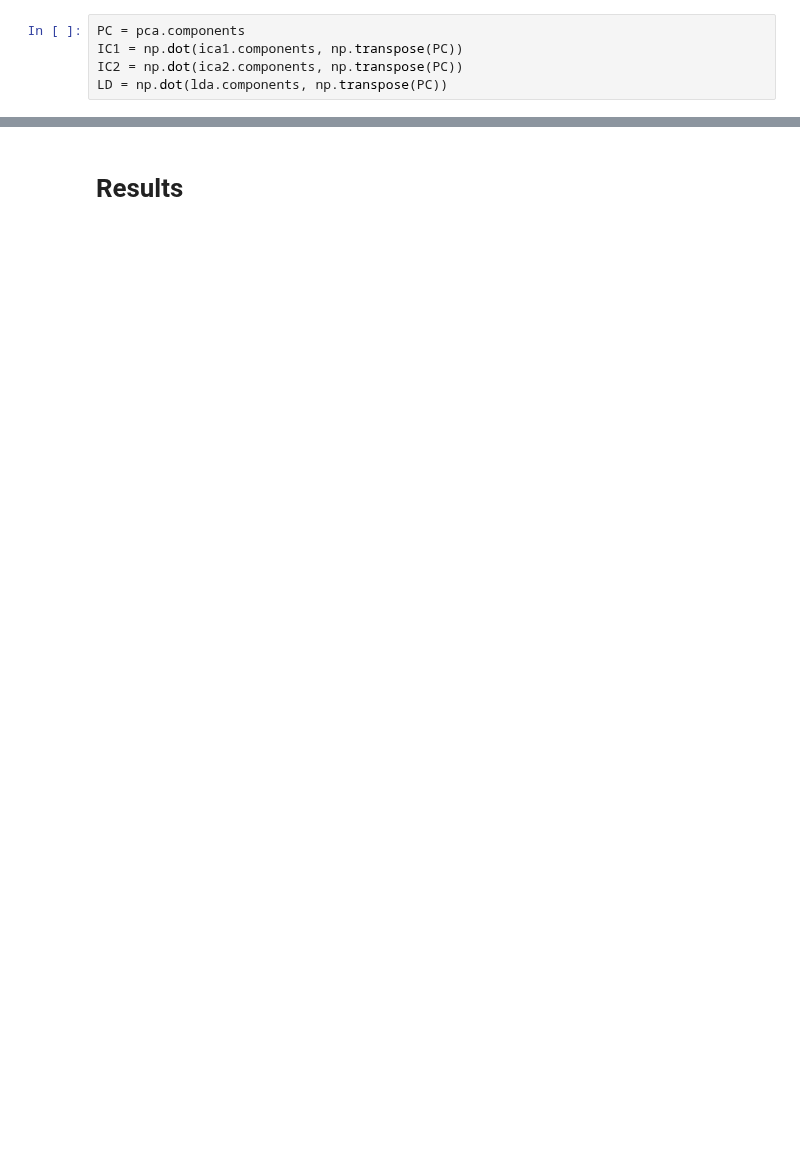
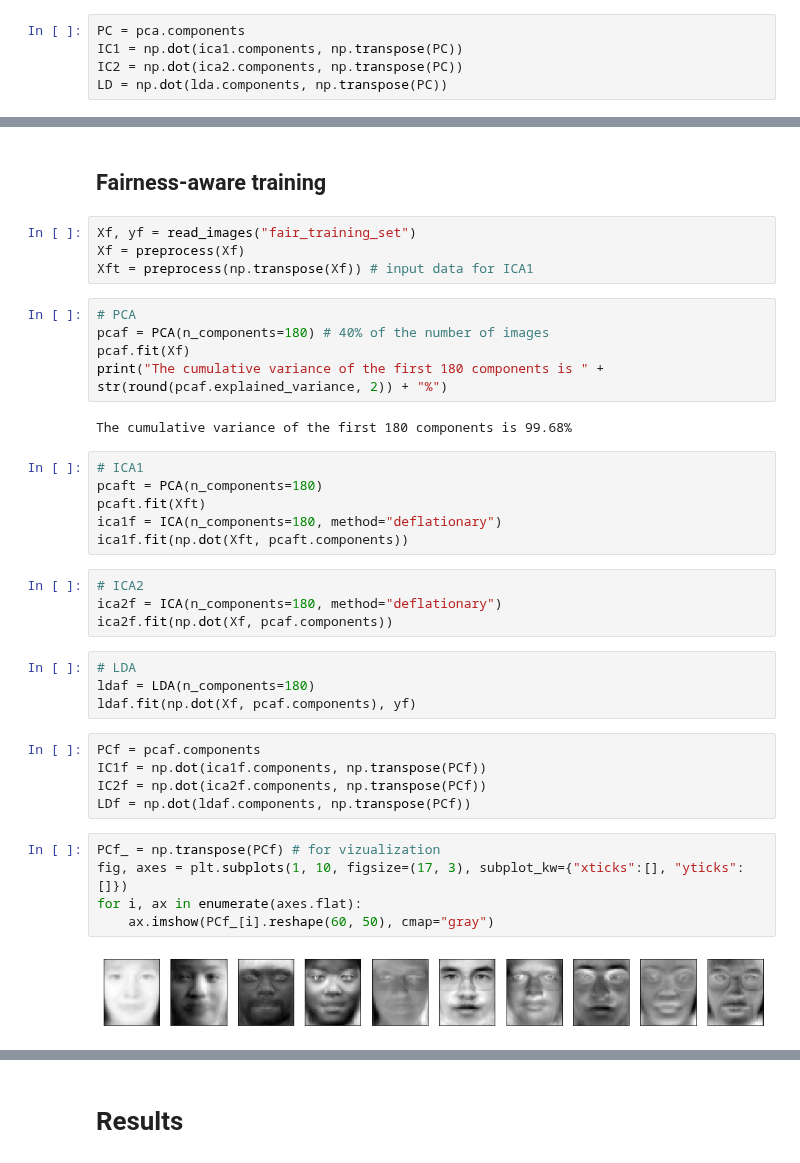
Before and after one commit to mideaconu/face-recognition, a Jupyter notebook: notebook/comparative-FERET-study.ipynb, the cells around one changed output, grey strips where cells are left out. Drawn from its saved outputs; the diff is of its cells as text; blank space fills up the shorter version.

```diff
--- a/notebook/comparative-FERET-study.ipynb
+++ b/notebook/comparative-FERET-study.ipynb
@@ -120,0 +104,39 @@ for i, ax in enumerate(axes.flat):
+# %% [markdown]
+## Fairness-aware training
+# %%
+Xf, yf = read_images("fair_training_set")
+Xf = preprocess(Xf)
+Xft = preprocess(np.transpose(Xf)) # input data for ICA1
+# %%
+# PCA
+pcaf = PCA(n_components=180) # 40% of the number of images
+pcaf.fit(Xf)
+print("The cumulative variance of the first 180 components is " + str(round(pcaf.explained_variance, 2)) + "%")
+# %% [output]
+The cumulative variance of the first 180 components is 99.68%
+# %%
+# ICA1
+pcaft = PCA(n_components=180)
+pcaft.fit(Xft)
+ica1f = ICA(n_components=180, method="deflationary")
+ica1f.fit(np.dot(Xft, pcaft.components))
+# %%
+# ICA2
+ica2f = ICA(n_components=180, method="deflationary")
+ica2f.fit(np.dot(Xf, pcaf.components))
+# %%
+# LDA
+ldaf = LDA(n_components=180)
+ldaf.fit(np.dot(Xf, pcaf.components), yf)
+# %%
+PCf = pcaf.components
+IC1f = np.dot(ica1f.components, np.transpose(PCf))
+IC2f = np.dot(ica2f.components, np.transpose(PCf))
+LDf = np.dot(ldaf.components, np.transpose(PCf))
+# %%
+PCf_ = np.transpose(PCf) # for vizualization
+fig, axes = plt.subplots(1, 10, figsize=(17, 3), subplot_kw={"xticks":[], "yticks":[]})
+for i, ax in enumerate(axes.flat):
+    ax.imshow(PCf_[i].reshape(60, 50), cmap="gray")
+# %% [output]
+[figure, added]
```
Also changed, not shown: parts of 121 cells of this notebook, 10 other files.
